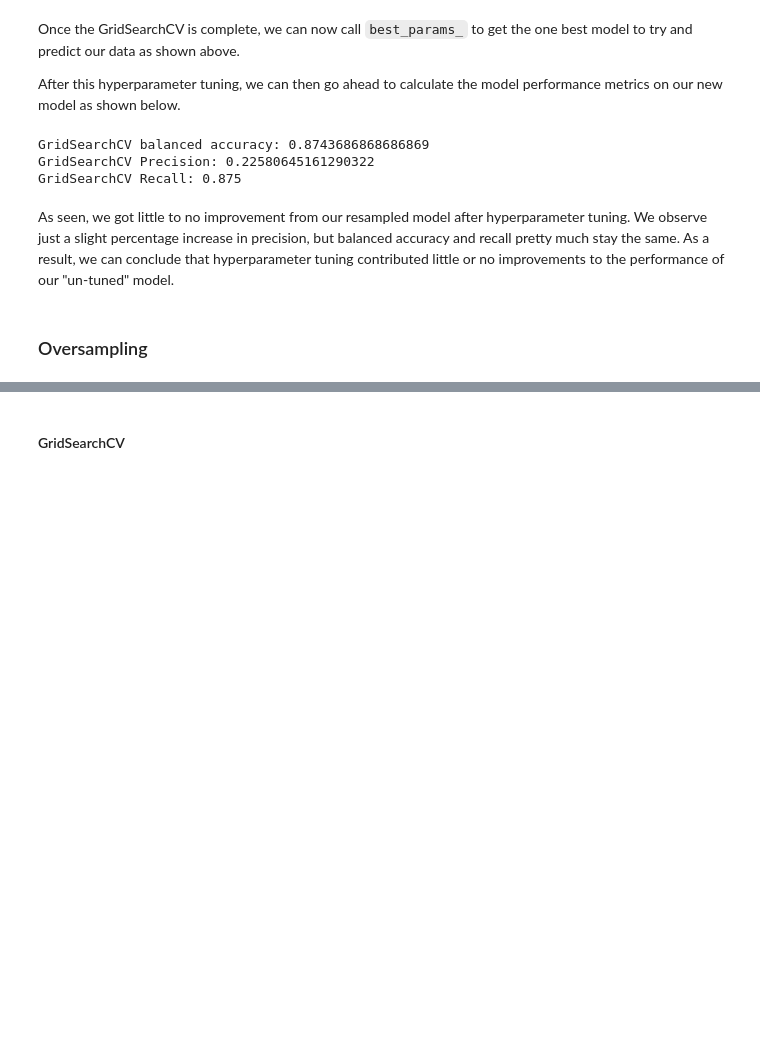
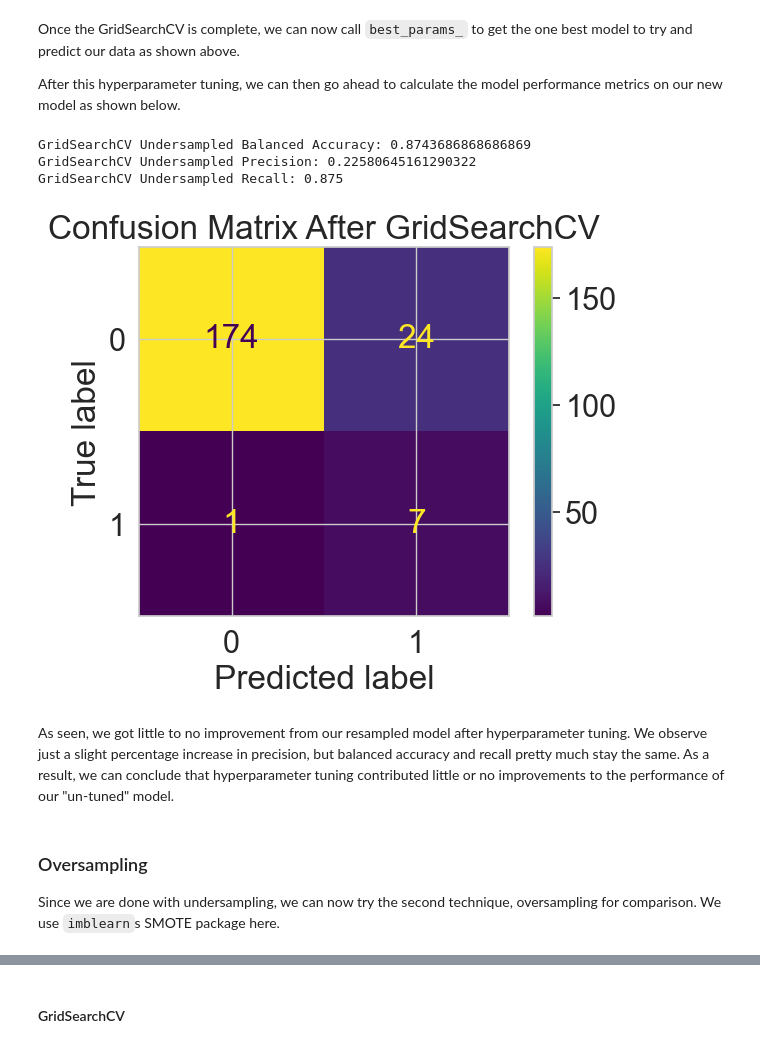
Before and after one commit to harrynwosu/champions-league, a Jupyter notebook: Project.ipynb, the cells around one changed output, grey strips where cells are left out. Saved outputs shown, nothing was run; the diff lists cells and outputs as text; code cells hidden in the pictures; blank space fills up the shorter version.

```diff
--- a/Project.ipynb
+++ b/Project.ipynb
@@ -533,15 +553,15 @@ param_dist = {'n_estimators': n_estimators,
                'min_samples_split': min_samples_split,
                'min_samples_leaf': min_samples_leaf,
                'bootstrap': bootstrap}
-rs = RandomizedSearchCV(rfc_resampled,
+rs = RandomizedSearchCV(rfc_undersampled,  # Using the undersampled Random Forest model
                         param_dist,
                         n_iter = 100,
                         cv = 3,
                         verbose = 1,
                         n_jobs=-1,
                         random_state=RANDOM_SEED)
-rs.fit(X_train_resampled, y_train_resampled)
-print("Done fitting model")  # Takes about 20 seconds to complete
+rs.fit(X_train_undersampled, y_train_undersampled)
+print("Done fitting model")  # Takes about 15 seconds to complete
 # %% [output]
 Fitting 3 folds for each of 100 candidates, totalling 300 fits
 Done fitting model
@@ -629,13 +643,13 @@ param_grid = {'n_estimators': n_estimators,
                'min_samples_leaf': min_samples_leaf,
                'bootstrap': bootstrap}
 
-gs = GridSearchCV(rfc_resampled,
+gs = GridSearchCV(rfc_undersampled, # Still using the undersampled Random Forest model
                   param_grid,
                   cv = 3,
                   verbose = 1,
                   n_jobs=-1)
 
-gs.fit(X_train_resampled, y_train_resampled) # Completes in about 1 minute 15 seconds
+gs.fit(X_train_undersampled, y_train_undersampled) # Completes in about 1 minute
 rfc_3 = gs.best_estimator_
 gs.best_params_
 # %% [output]
@@ -651,27 +665,39 @@ Once the GridSearchCV is complete, we can now call `best_params_` to get the one
 
 After this hyperparameter tuning, we can then go ahead to calculate the model performance metrics on our new model as shown below.
 # %%
-y_pred_gs = rfc_3.predict(X_test_scaled_pca)
-gs_accuracy = balanced_accuracy_score(y_test, y_pred_pca_resampled)
+y_pred_gs_undersampled = rfc_3.predict(X_test_scaled_pca)
+gs_undersampled_accuracy = balanced_accuracy_score(y_test, y_pred_pca_undersampled)
 
-print('GridSearchCV balanced accuracy:', gs_accuracy)
+print('GridSearchCV Undersampled Balanced Accuracy:', gs_undersampled_accuracy)
 
 # Calculate precision
-precision_gs = precision_score(y_test, y_pred_gs)
+precision_gs_undersampled = precision_score(y_test, y_pred_gs_undersampled)
 
 # Calculate recall
-recall_gs = recall_score(y_test, y_pred_gs)
+recall_gs_undersampled = recall_score(y_test, y_pred_gs_undersampled)
 
 # Print precision and recall
-print("GridSearchCV Precision:", precision_gs)
-print("GridSearchCV Recall:", recall_gs)
+print("GridSearchCV Undersampled Precision:", precision_gs_undersampled)
+print("GridSearchCV Undersampled Recall:", recall_gs_undersampled)
 # %% [output]
-GridSearchCV balanced accuracy: 0.8743686868686869
-GridSearchCV Precision: 0.22580645161290322
-GridSearchCV Recall: 0.875
+GridSearchCV Undersampled Balanced Accuracy: 0.8743686868686869
+GridSearchCV Undersampled Precision: 0.22580645161290322
+GridSearchCV Undersampled Recall: 0.875
+# %%
+cm_gs_undersampled= confusion_matrix(y_test, y_pred_gs_undersampled)
+
+cm_display_gs_undersampled = ConfusionMatrixDisplay(confusion_matrix = cm_gs_undersampled, display_labels = [0, 1])
+
+cm_display_gs_undersampled.plot()
+plt.title('Confusion Matrix After GridSearchCV')
+plt.show()
+# %% [output]
+[figure, added]
 # %% [markdown]
 As seen, we got little to no improvement from our resampled model after hyperparameter tuning. We observe just a slight percentage increase in precision, but balanced accuracy and recall pretty much stay the same. As a result, we can conclude that hyperparameter tuning contributed little or no improvements to the performance of our "un-tuned" model.
 # %% [markdown]
 ### Oversampling
+
+Since we are done with undersampling, we can now try the second technique, oversampling for comparison. We use `imblearn`s SMOTE package here.
 # %%
 from imblearn.over_sampling import SMOTE
```
Also changed, not shown: parts of 37 cells of this notebook, 2 other files.
